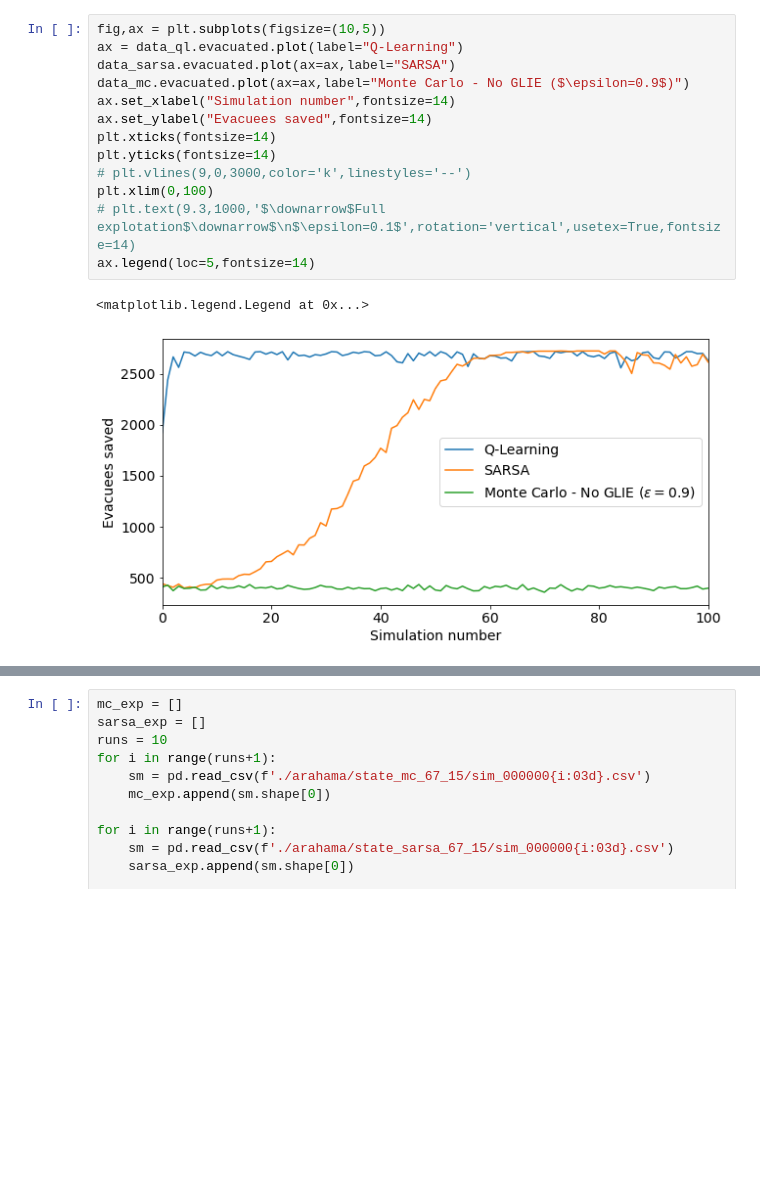
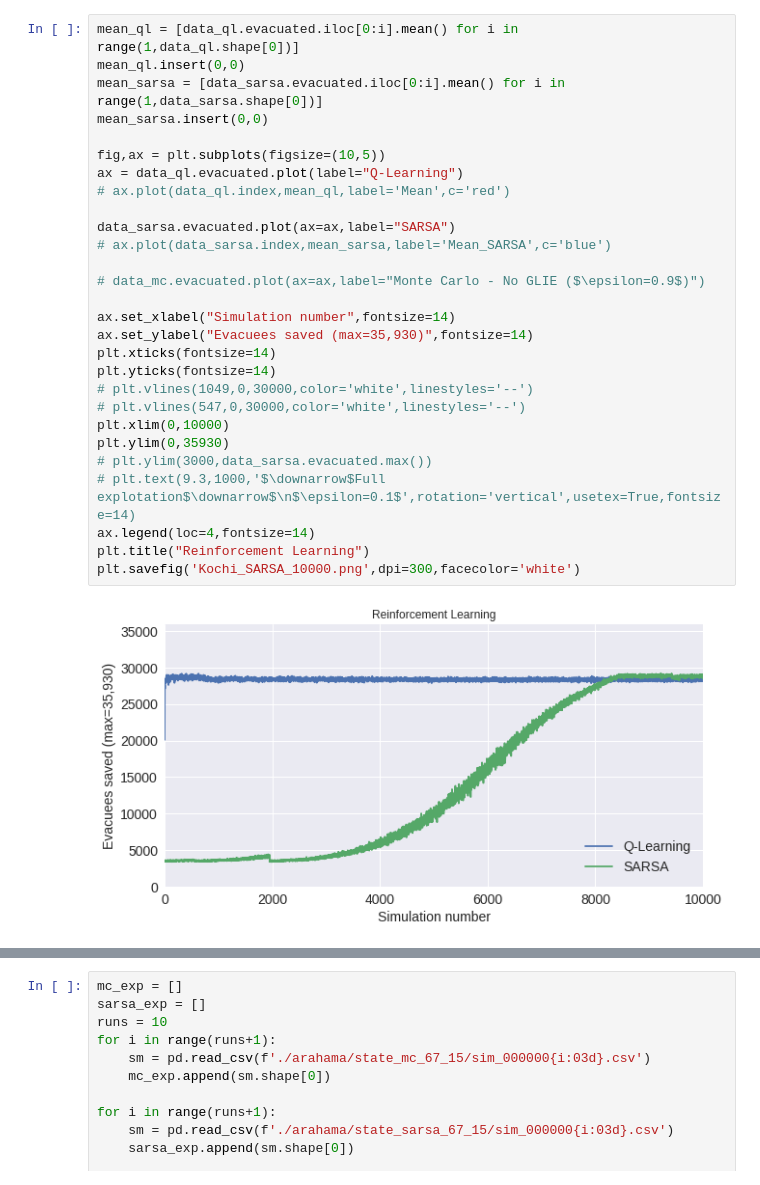
Before and after one commit to erick2307/tsuevac, a Jupyter notebook: plot_survivors.ipynb, the cells around one changed output, grey strips where cells are left out. Saved outputs shown, nothing was run; the diff lists cells and outputs as text; blank space fills up the shorter version.

```diff
--- a/plot_survivors.ipynb
+++ b/plot_survivors.ipynb
@@ -19,18 +40,32 @@ import matplotlib.pyplot as plt
 # data_sarsa = pd.read_csv('./arahama/state_sarsa_67_15/survivorsPerSim_1x10.csv',names=['n','evacuated']) #wGLIE
 # data_mc = pd.read_csv('./arahama/state_mc_67_15/survivorsPerSim_1x10.csv',names=['n','evacuated']) #woGLIE
 # %%
+mean_ql = [data_ql.evacuated.iloc[0:i].mean() for i in range(1,data_ql.shape[0])]
+mean_ql.insert(0,0)
+mean_sarsa = [data_sarsa.evacuated.iloc[0:i].mean() for i in range(1,data_sarsa.shape[0])]
+mean_sarsa.insert(0,0)
+
 fig,ax = plt.subplots(figsize=(10,5))
 ax = data_ql.evacuated.plot(label="Q-Learning")
+# ax.plot(data_ql.index,mean_ql,label='Mean',c='red')
+
 data_sarsa.evacuated.plot(ax=ax,label="SARSA")
-data_mc.evacuated.plot(ax=ax,label="Monte Carlo - No GLIE ($\epsilon=0.9$)")
+# ax.plot(data_sarsa.index,mean_sarsa,label='Mean_SARSA',c='blue')
+
+# data_mc.evacuated.plot(ax=ax,label="Monte Carlo - No GLIE ($\epsilon=0.9$)")
+
 ax.set_xlabel("Simulation number",fontsize=14)
-ax.set_ylabel("Evacuees saved",fontsize=14)
+ax.set_ylabel("Evacuees saved (max=35,930)",fontsize=14)
 plt.xticks(fontsize=14)
 plt.yticks(fontsize=14)
-# plt.vlines(9,0,3000,color='k',linestyles='--')
-plt.xlim(0,100)
+# plt.vlines(1049,0,30000,color='white',linestyles='--')
+# plt.vlines(547,0,30000,color='white',linestyles='--')
+plt.xlim(0,10000)
+plt.ylim(0,35930)
+# plt.ylim(3000,data_sarsa.evacuated.max())
 # plt.text(9.3,1000,'$\downarrow$Full explotation$\downarrow$\n$\epsilon=0.1$',rotation='vertical',usetex=True,fontsize=14)
-ax.legend(loc=5,fontsize=14)
+ax.legend(loc=4,fontsize=14)
+plt.title("Reinforcement Learning")
+plt.savefig('Kochi_SARSA_10000.png',dpi=300,facecolor='white')
 # %% [output]
-<matplotlib.legend.Legend at 0x...>
-[figure, old version]
+[figure, new version]
```
Also changed, not shown: parts of 44 cells of this notebook, 8 other files.
